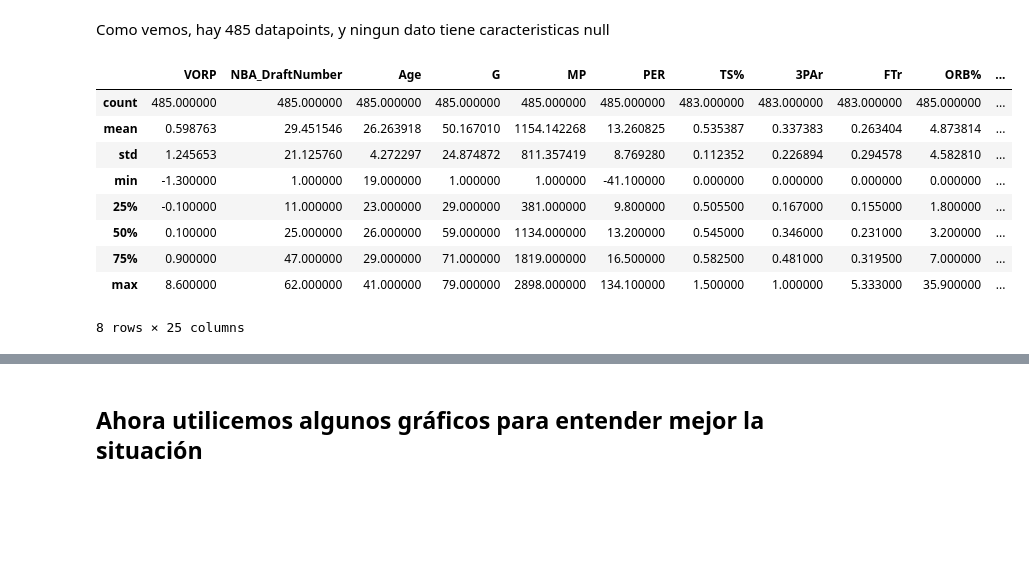
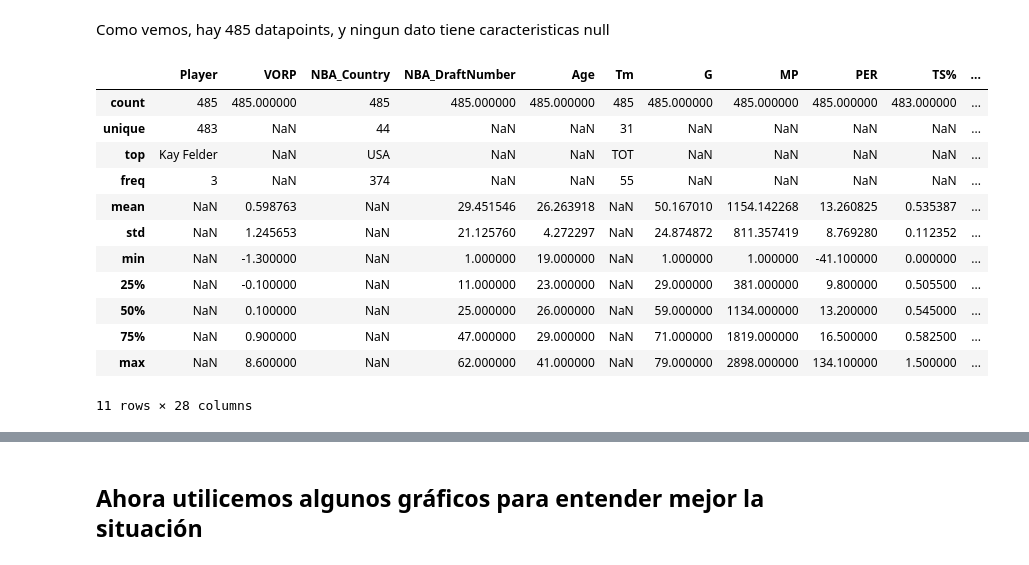
Before and after one commit to StevenMaMei/DataAnalyticsFinalProject, a Jupyter notebook: PrimerEntrega.ipynb, the cells around one changed output, grey strips where cells are left out. Cells and saved outputs as stored; diff of their text form; code cells hidden in the pictures; blank space fills up the shorter version.

```diff
--- a/PrimerEntrega.ipynb
+++ b/PrimerEntrega.ipynb
@@ -115,18 +115,21 @@ memory usage: 106.2+ KB
 # %% [markdown]
 Como vemos, hay 485 datapoints, y ningun dato tiene caracteristicas null
 # %%
-data.describe()
+data.describe(include="all")
 # %% [output]
-|  | VORP | NBA_DraftNumber | Age | G | MP | PER | TS% | 3PAr | FTr | ORB% | ... |
-| count | 485.000000 | 485.000000 | 485.000000 | 485.000000 | 485.000000 | 485.000000 | 483.000000 | 483.000000 | 483.000000 | 485.000000 | ... |
-| mean | 0.598763 | 29.451546 | 26.263918 | 50.167010 | 1154.142268 | 13.260825 | 0.535387 | 0.337383 | 0.263404 | 4.873814 | ... |
-| std | 1.245653 | 21.125760 | 4.272297 | 24.874872 | 811.357419 | 8.769280 | 0.112352 | 0.226894 | 0.294578 | 4.582810 | ... |
-| min | -1.300000 | 1.000000 | 19.000000 | 1.000000 | 1.000000 | -41.100000 | 0.000000 | 0.000000 | 0.000000 | 0.000000 | ... |
-| 25% | -0.100000 | 11.000000 | 23.000000 | 29.000000 | 381.000000 | 9.800000 | 0.505500 | 0.167000 | 0.155000 | 1.800000 | ... |
-| 50% | 0.100000 | 25.000000 | 26.000000 | 59.000000 | 1134.000000 | 13.200000 | 0.545000 | 0.346000 | 0.231000 | 3.200000 | ... |
-| 75% | 0.900000 | 47.000000 | 29.000000 | 71.000000 | 1819.000000 | 16.500000 | 0.582500 | 0.481000 | 0.319500 | 7.000000 | ... |
-| max | 8.600000 | 62.000000 | 41.000000 | 79.000000 | 2898.000000 | 134.100000 | 1.500000 | 1.000000 | 5.333000 | 35.900000 | ... |
+|  | Player | VORP | NBA_Country | NBA_DraftNumber | Age | Tm | G | MP | PER | TS% | ... |
+| count | 485 | 485.000000 | 485 | 485.000000 | 485.000000 | 485 | 485.000000 | 485.000000 | 485.000000 | 483.000000 | ... |
+| unique | 483 | NaN | 44 | NaN | NaN | 31 | NaN | NaN | NaN | NaN | ... |
+| top | Kay Felder | NaN | USA | NaN | NaN | TOT | NaN | NaN | NaN | NaN | ... |
+| freq | 3 | NaN | 374 | NaN | NaN | 55 | NaN | NaN | NaN | NaN | ... |
+| mean | NaN | 0.598763 | NaN | 29.451546 | 26.263918 | NaN | 50.167010 | 1154.142268 | 13.260825 | 0.535387 | ... |
+| std | NaN | 1.245653 | NaN | 21.125760 | 4.272297 | NaN | 24.874872 | 811.357419 | 8.769280 | 0.112352 | ... |
+| min | NaN | -1.300000 | NaN | 1.000000 | 19.000000 | NaN | 1.000000 | 1.000000 | -41.100000 | 0.000000 | ... |
+| 25% | NaN | -0.100000 | NaN | 11.000000 | 23.000000 | NaN | 29.000000 | 381.000000 | 9.800000 | 0.505500 | ... |
+| 50% | NaN | 0.100000 | NaN | 25.000000 | 26.000000 | NaN | 59.000000 | 1134.000000 | 13.200000 | 0.545000 | ... |
+| 75% | NaN | 0.900000 | NaN | 47.000000 | 29.000000 | NaN | 71.000000 | 1819.000000 | 16.500000 | 0.582500 | ... |
+| max | NaN | 8.600000 | NaN | 62.000000 | 41.000000 | NaN | 79.000000 | 2898.000000 | 134.100000 | 1.500000 | ... |
-8 rows × 25 columns
+11 rows × 28 columns
 # %% [markdown]
 ### A continuación analizaremos característica por característica:
 #### VORP
```
Also changed, not shown: parts of 14 cells of this notebook.
